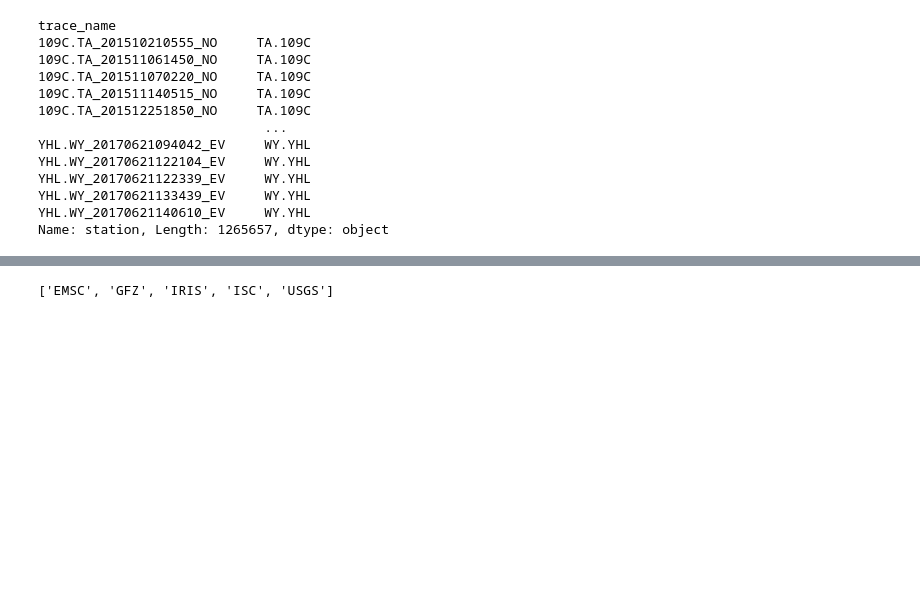
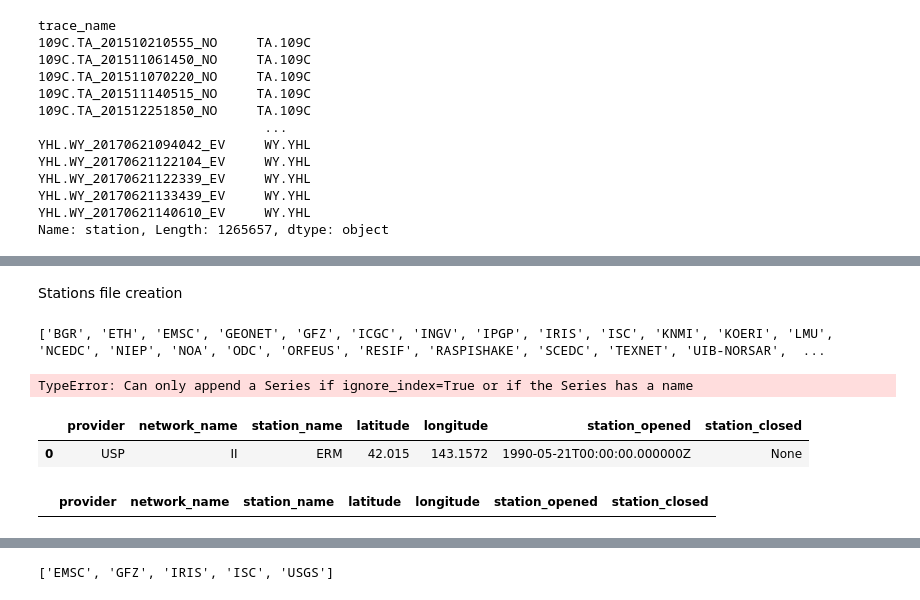
Before and after one commit to doromboziandras32/Earthquake-visualization, a Jupyter notebook: data_center_extraction_test.ipynb, the cells around one changed output, grey strips where cells are left out. Saved outputs shown, nothing was run; the diff lists cells and outputs as text; code cells hidden in the pictures; blank space fills up the shorter version.

```diff
--- a/data_center_extraction_test.ipynb
+++ b/data_center_extraction_test.ipynb
@@ -211,0 +157,2 @@ USP
+# %% [markdown]
+Stations file creation
@@ -212,32 +161,57 @@ USP
 # %%
-#for s in stations.get_contents()["stations"]:
 stations_per_provider = {}
 providers = list(URL_MAPPINGS.keys())
 faulty_providers = []
 #providers.remove('BGR')
+#print(providers)
 for key in providers:
     #client = Client(key)
     try:
         client = Client(key)
         stations_per_provider[key] = []
-#client = Client("IRIS")
+    #client = Client("IRIS")
 
         stations = client.get_stations(starttime  = first_event,
         endtime=last_event,level='station')
         for s in stations:
             for e in s:
+                row_frame = pd.Series([key,s.code,e.code,e.latitude,e.longitude,e.creation_date,e.termination_date]).to_frame().T
+
+                #row_frame = station_row.to_frame().T
+                row_frame.columns = stations_df.columns
+
+                stations_df = pd.concat([stations_df,row_frame],names = list(stations_df.columns), join = 'outer')
+                #print(station_row)
+                #stations_df = pd.concat([stations_df,station_row],ignore_index = False, axis = 0)
+                #print(stations_df)
+
             #print()
-                stations_per_provider[key].append(s.code + '.' + e.code)
+                #stations_per_provider[key].append(s.code + '.' + e.code)
     except:
         #print(key)
         faulty_providers.append(key)
         pass
-        #raise ValueError
-    #station_coords = {}
-    #for s in stations:
-    #    for e in s:
-            #print()
-    #        stations_per_provider[key].append(s.code + '.' + e.code)
-            #station_coords[s.code + '.' + e.code] = (e.latitude,e.longitude)
-            #print(s.code + '.' + e.code)
-            #print(e.code)
+# %% [output]
+['BGR', 'ETH', 'EMSC', 'GEONET', 'GFZ', 'ICGC', 'INGV', 'IPGP', 'IRIS', 'ISC', 'KNMI', 'KOERI', 'LMU', 'NCEDC', 'NIEP', 'NOA', 'ODC', 'ORFEUS', 'RESIF', 'RASPISHAKE', 'SCEDC', 'TEXNET', 'UIB-NORSAR',  ...
+# %%
+stations_df = stations_df.append(station_row,ignore_index=False)
+# %% [output]
+TypeError: Can only append a Series if ignore_index=True or if the Series has a name
+# %%
+
+#to_frame().T
+row_frame = station_row.to_frame().T
+row_frame.columns = stations_df.columns
+
+ee = pd.concat([stations_df,row_frame],names = list(stations_df.columns), join = 'outer')
+
+#stations_df.append(station_row.to_frame().T,ignore_index=True,)
+# %%
+ee
+# %% [output]
+|  | provider | network_name | station_name | latitude | longitude | station_opened | station_closed |
+| 0 | USP | II | ERM | 42.015 | 143.1572 | 1990-05-21T00:00:00.000000Z | None |
+# %%
+stations_df
+# %% [output]
+|  | provider | network_name | station_name | latitude | longitude | station_opened | station_closed |
```
Also changed, not shown: parts of 40 cells of this notebook, 2 other files.
